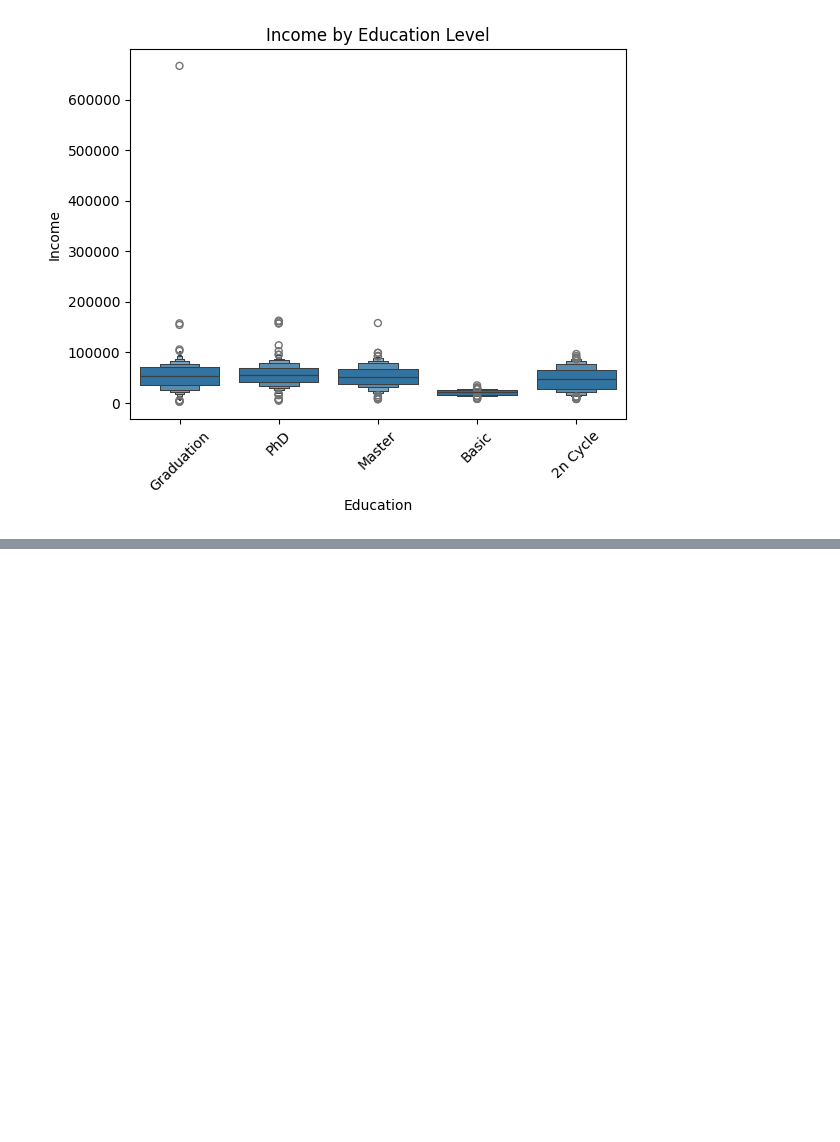
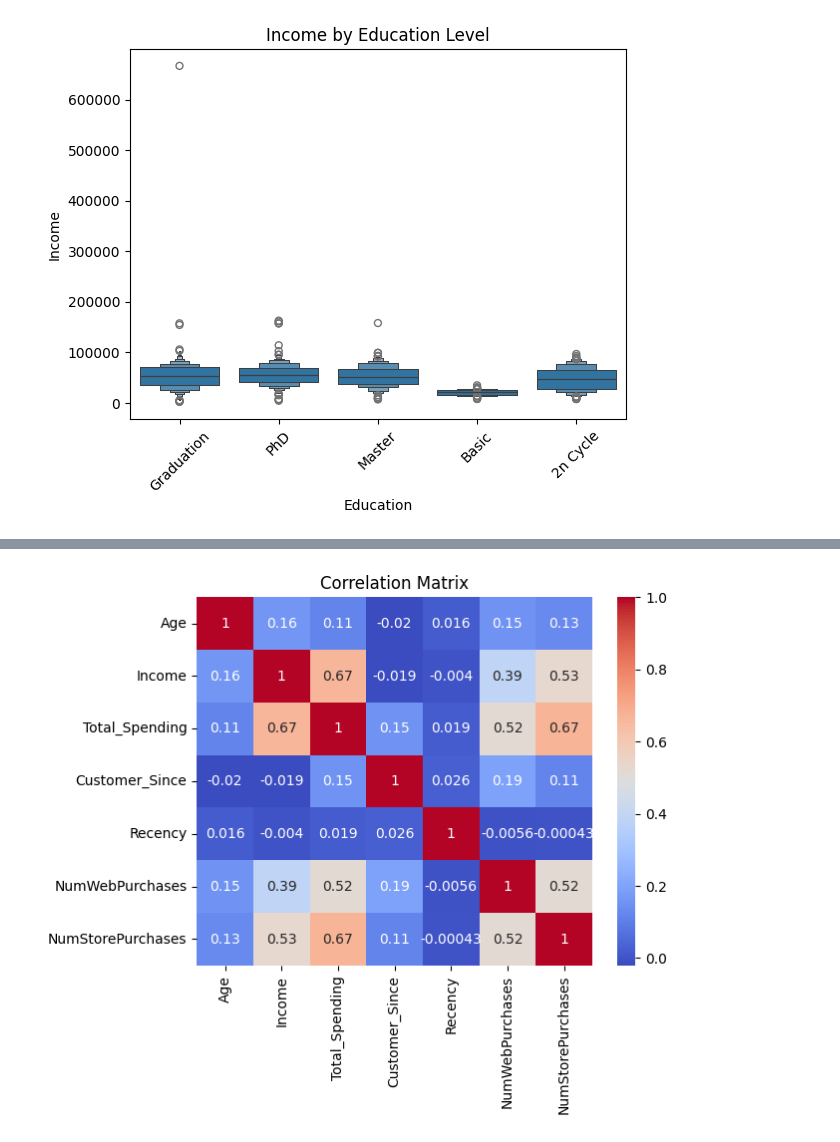
Before and after one commit to HNDeshanSamarathunga/cutomer_segment_ML, a Jupyter notebook: Analysis_Mode.ipynb, the cells around one changed output, grey strips where cells are left out. Drawn from its saved outputs; the diff is of its cells as text; code cells hidden in the pictures; blank space fills up the shorter version.

```diff
--- a/Analysis_Mode.ipynb
+++ b/Analysis_Mode.ipynb
@@ -253,0 +273,2 @@ plt.show()
+# %%
+corr = df[["Age", "Income", "Total_Spending", "Customer_Since","Recency","NumWebPurchases","NumStorePurchases"]]
@@ -253,0 +302,6 @@ plt.show()
+# %%
+sns.heatmap(corr.corr(), annot=True, cmap="coolwarm")
+plt.title("Correlation Matrix")
+plt.show()
+# %% [output]
+[figure, added]
```
Also changed, not shown: parts of 10 cells of this notebook.
